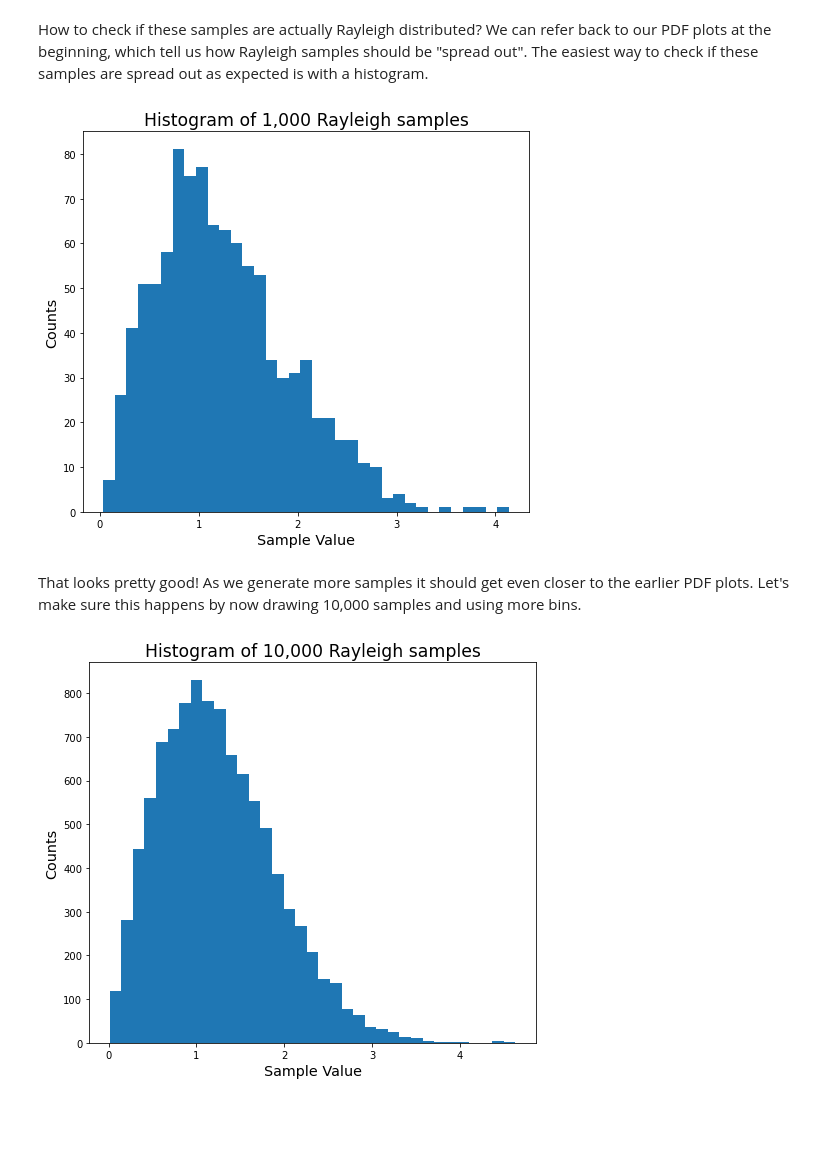
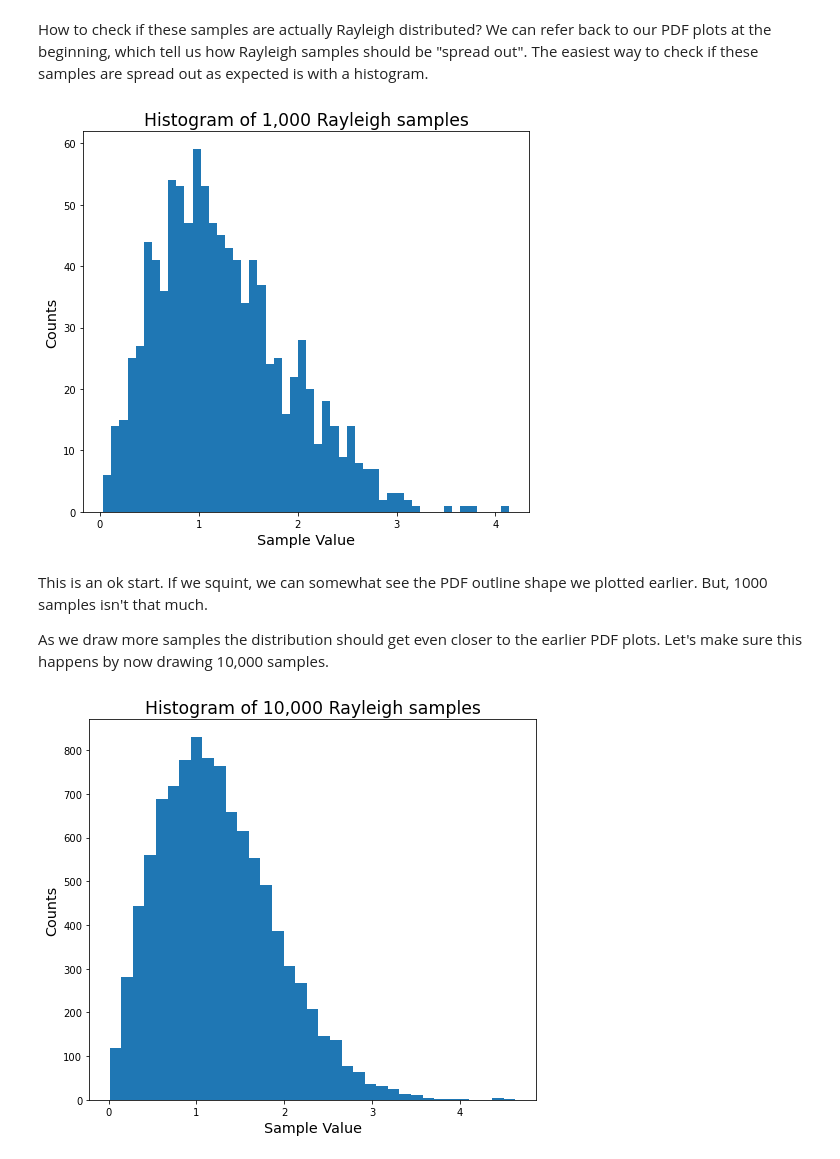
Before and after one commit to enzokro/chaski, a Jupyter notebook: content/02_complexRayleighInitPost.ipynb, the cells around one changed output. Saved outputs shown, nothing was run; the diff lists cells and outputs as text; code cells hidden in the pictures; blank space fills up the shorter version.

```diff
--- a/content/02_complexRayleighInitPost.ipynb
+++ b/content/02_complexRayleighInitPost.ipynb
@@ -131,15 +165,17 @@ ray_vals = rand.rayleigh(scale=sigma, size=shape)
 How to check if these samples are actually Rayleigh distributed?
 We can refer back to our PDF plots at the beginning, which tell us how Rayleigh samples should be "spread out". The easiest way to check if these samples are spread out as expected is with a histogram.
 # %%
+#| export
 # plot histogram of 1000 drawn samples
 plt.figure(figsize=(8,7))
-plt.hist(ray_vals, bins=35)
+plt.hist(ray_vals, bins=50)
 plt.xlabel('Sample Value', fontsize='x-large')
 plt.ylabel('Counts', fontsize='x-large')
 plt.title(f'Histogram of {shape:,} Rayleigh samples', fontsize='xx-large');
 # %% [output]
-[figure, old version]
+[figure, new version]
 # %% [markdown]
-That looks pretty good!
-As we generate more samples it should get even closer to the earlier PDF plots. Let's make sure this happens by now drawing 10,000 samples and using more bins.
+This is an ok start. If we squint, we can somewhat see the PDF outline shape we plotted earlier. But, 1000 samples isn't that much.
+
+As we draw more samples the distribution should get even closer to the earlier PDF plots. Let's make sure this happens by now drawing 10,000 samples.
 # %%
```
Also changed, not shown: parts of 63 cells of this notebook, 3 other files.
